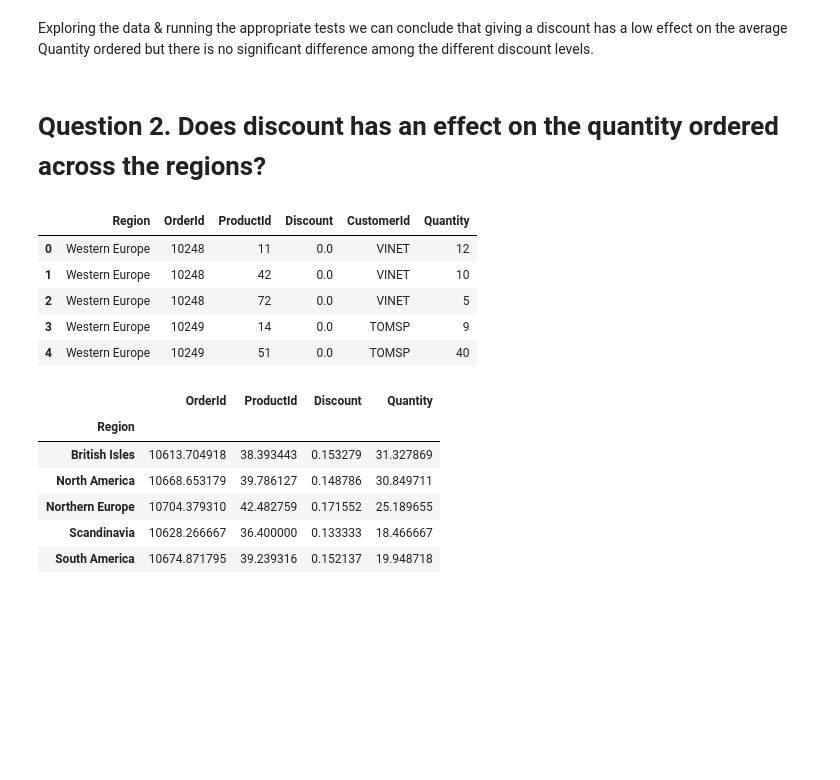
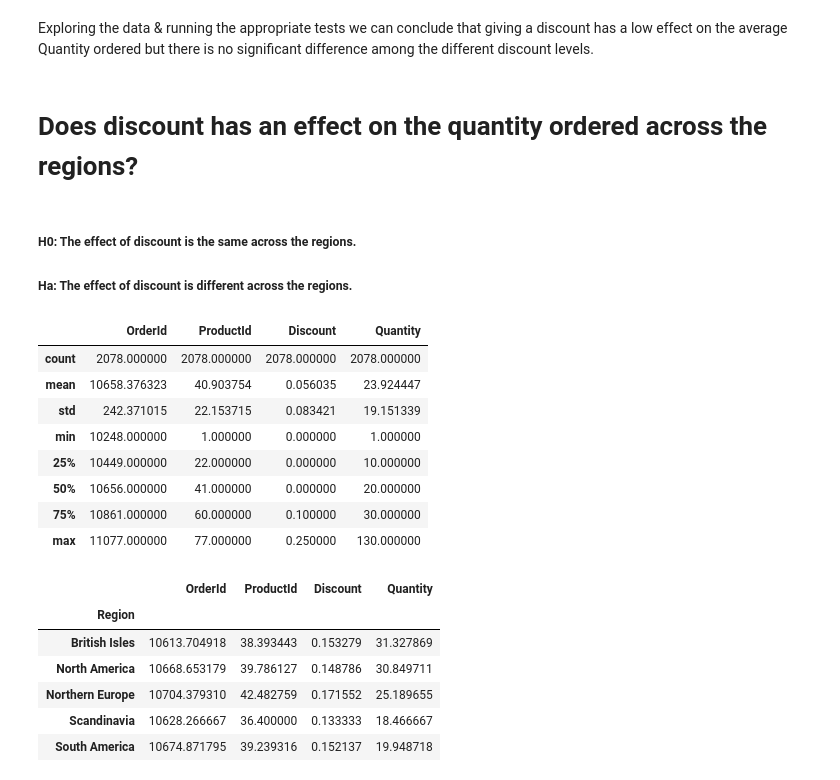
Before and after one commit to omegamarkos/Northwind-hypothesis-testing-, a Jupyter notebook: Northwind.ipynb, the cells around one changed output. Drawn from its saved outputs; the diff is of its cells as text; code cells hidden in the pictures; blank space fills up the shorter version.

```diff
--- a/Northwind.ipynb
+++ b/Northwind.ipynb
@@ -353,7 +376,10 @@ The p-value of our categorical 'Discount' variable is 0.651. Since this value is
 # %% [markdown]
 Exploring the data & running the appropriate tests we can conclude that giving a discount has a low effect on the average Quantity ordered but there is no significant difference among the different discount levels.
 # %% [markdown]
-# Question 2. Does discount has an effect on the quantity ordered across the regions?
+# Does discount has an effect on the quantity ordered across the regions?
+# %% [markdown]
+##### H0: The effect of discount is the same across the regions.
+##### Ha: The effect of discount is different across the regions.
 # %%
 
 orders_region = pd.read_sql_query('''
@@ -366,12 +392,15 @@ orders_region = pd.read_sql_query('''
 
                         ''',conn)
 # %%
-orders_region.head()
+orders_region.describe()
 # %% [output]
-|  | Region | OrderId | ProductId | Discount | CustomerId | Quantity |
-| 0 | Western Europe | 10248 | 11 | 0.0 | VINET | 12 |
-| 1 | Western Europe | 10248 | 42 | 0.0 | VINET | 10 |
-| 2 | Western Europe | 10248 | 72 | 0.0 | VINET | 5 |
-| 3 | Western Europe | 10249 | 14 | 0.0 | TOMSP | 9 |
-| 4 | Western Europe | 10249 | 51 | 0.0 | TOMSP | 40 |
+|  | OrderId | ProductId | Discount | Quantity |
+| count | 2078.000000 | 2078.000000 | 2078.000000 | 2078.000000 |
+| mean | 10658.376323 | 40.903754 | 0.056035 | 23.924447 |
+| std | 242.371015 | 22.153715 | 0.083421 | 19.151339 |
+| min | 10248.000000 | 1.000000 | 0.000000 | 1.000000 |
+| 25% | 10449.000000 | 22.000000 | 0.000000 | 10.000000 |
+| 50% | 10656.000000 | 41.000000 | 0.000000 | 20.000000 |
+| 75% | 10861.000000 | 60.000000 | 0.100000 | 30.000000 |
+| max | 11077.000000 | 77.000000 | 0.250000 | 130.000000 |
 # %%
```
Also changed, not shown: parts of 172 cells of this notebook.
